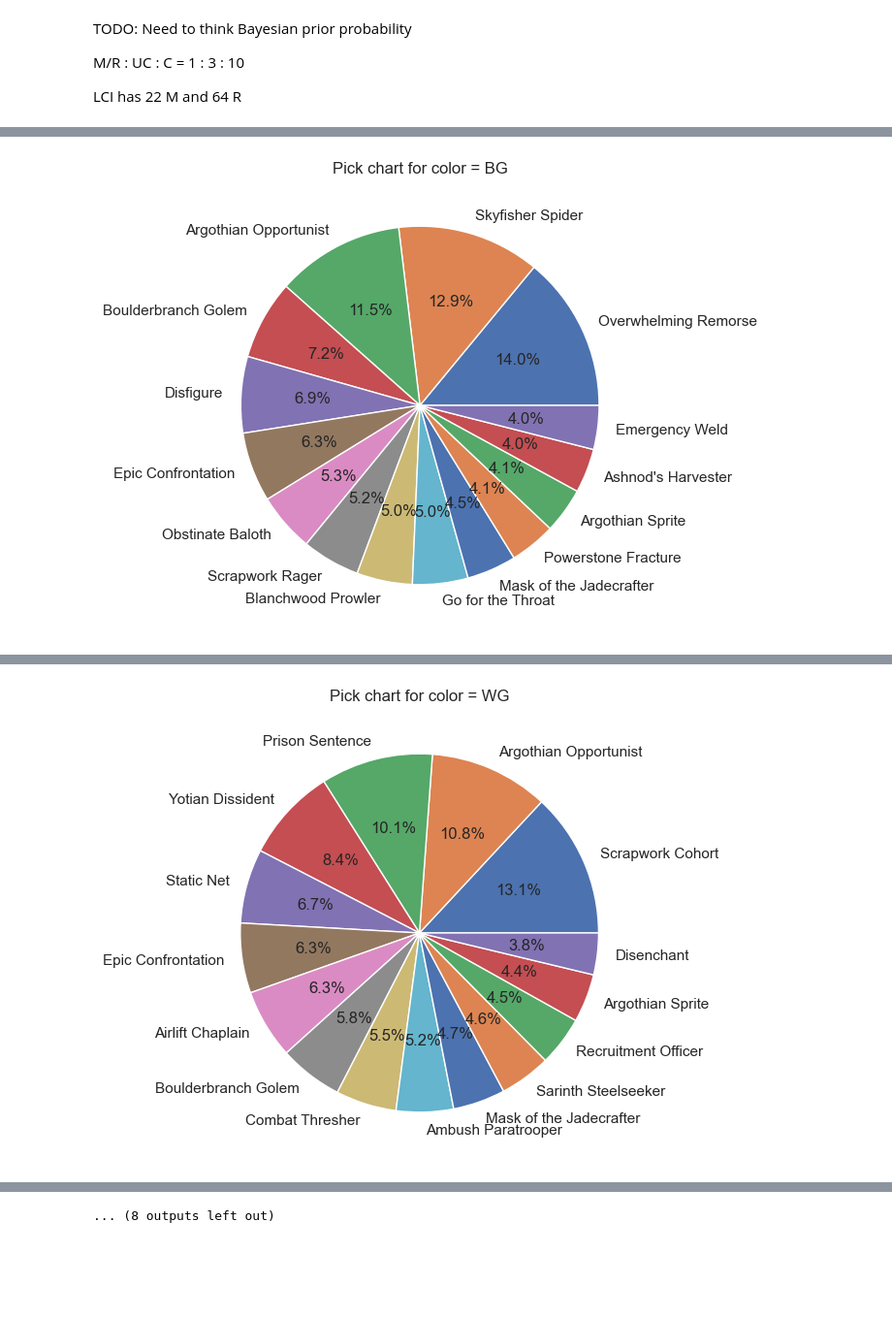
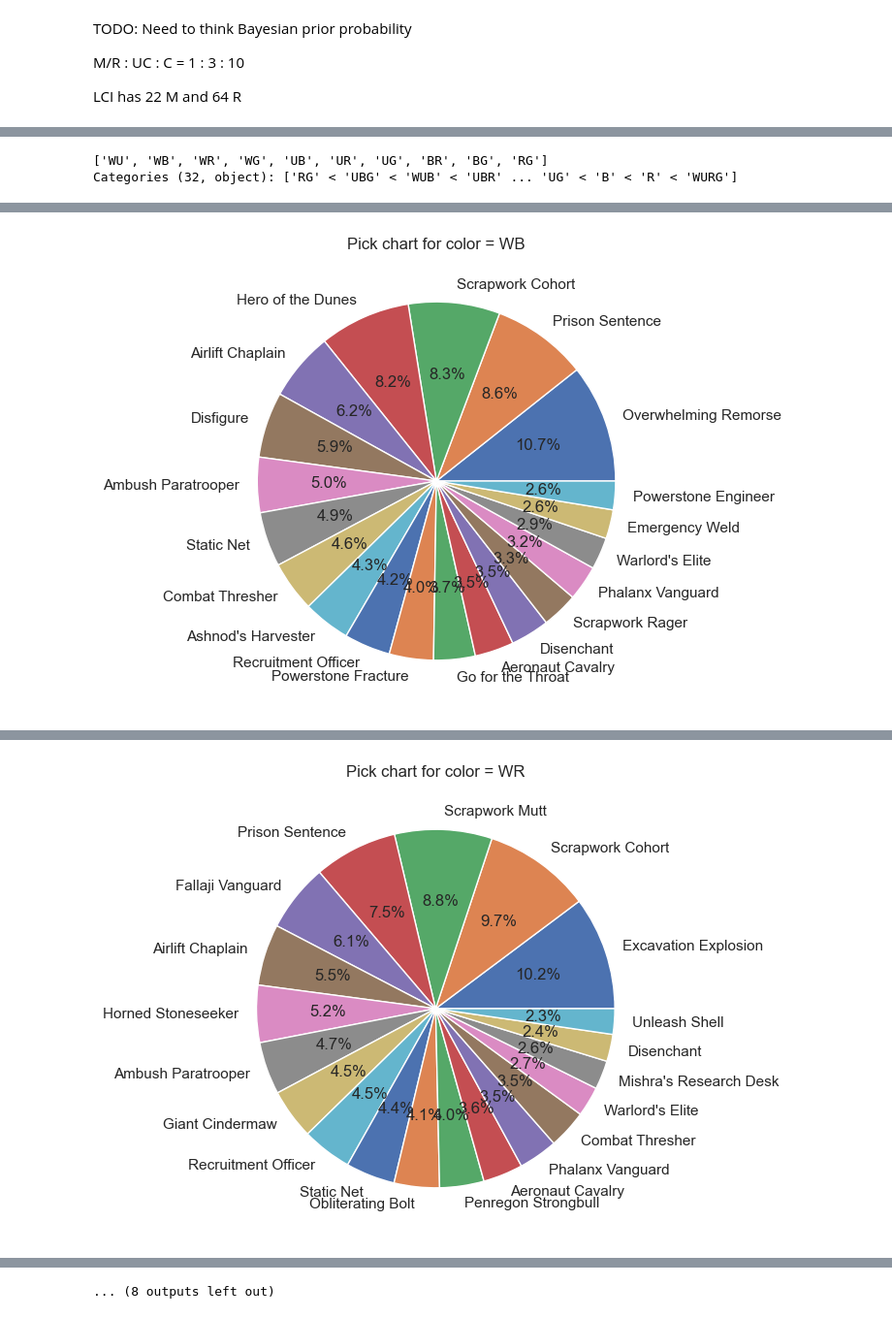
Before and after one commit to hcoona/MTG, a Jupyter notebook: notebook/private/17Lands_BRO.ipynb, the cells around one changed output, grey strips where cells are left out. Shown at 97% size. Drawn from its saved outputs; the diff is of its cells as text; code cells hidden in the pictures; blank space fills up the shorter version.

```diff
--- a/notebook/private/17Lands_BRO.ipynb
+++ b/notebook/private/17Lands_BRO.ipynb
@@ -351,3 +316,33 @@ display(HTML(top_cards_df_formatted.loc[top_cards_df_formatted['rarity'] == 'myt
+# %%
+# Define the custom lexicographic order
+order = "WUBRG"
+
+# Define a function to compare two strings based on the order
+def compare(s1, s2):
+  # Loop through the characters of the shorter string
+  for i in range(min(len(s1), len(s2))):
+    # If the characters are different, compare their positions in the order
+    if s1[i] != s2[i]:
+      return order.index(s1[i]) - order.index(s2[i])
+  # If the strings are equal up to the shorter length, compare their lengths
+  return len(s1) - len(s2)
+
+# Define a function to sort an array based on the compare function
+def custom_sort(array):
+  # Use a selection sort algorithm
+  for i in range(len(array)):
+    # Find the minimum element in the remaining array
+    min_index = i
+    for j in range(i + 1, len(array)):
+      if compare(array[j], array[min_index]) < 0:
+        min_index = j
+    # Swap the minimum element with the current element
+    array[i], array[min_index] = array[min_index], array[i]
+  # Return the sorted array
+  return array
+# %% [output]
+['WU', 'WB', 'WR', 'WG', 'UB', 'UR', 'UG', 'BR', 'BG', 'RG']
+Categories (32, object): ['RG' < 'UBG' < 'WUB' < 'UBR' ... 'UG' < 'B' < 'R' < 'WURG']
 # %%
 from IPython.display import display, HTML, Image
 from IPython.utils import io
@@ -359,8 +354,8 @@ def url_website_html(row):
     return f'<a href="{row["scryfall_uri"]}">{row["pick"]}</a>'
 
 result = result_df.copy()
-for main_color in result["main_colors"].unique():
-    filtered_data = result[result["main_colors"] == main_color].copy()
+for main_color in custom_sort(result["main_colors"].unique()):
+    filtered_data = result[result["main_colors"] == main_color].head(20).copy()
     plt.figure(figsize=(6, 6))
     plt.pie(filtered_data["count"], labels=filtered_data["pick"], autopct="%1.1f%%")
     plt.title(f"Pick chart for color = {main_color}")
@@ -394,5 +389,5 @@ ORDER BY percentile DESC"""
 [interactive output not drawn]
-[figure, old version]
+[figure, new version]
 [interactive output not drawn]
-[figure, old version]
+[figure, new version]
 [interactive output not drawn]
```
Also changed, not shown: parts of 12 cells of this notebook, 1 other file.
